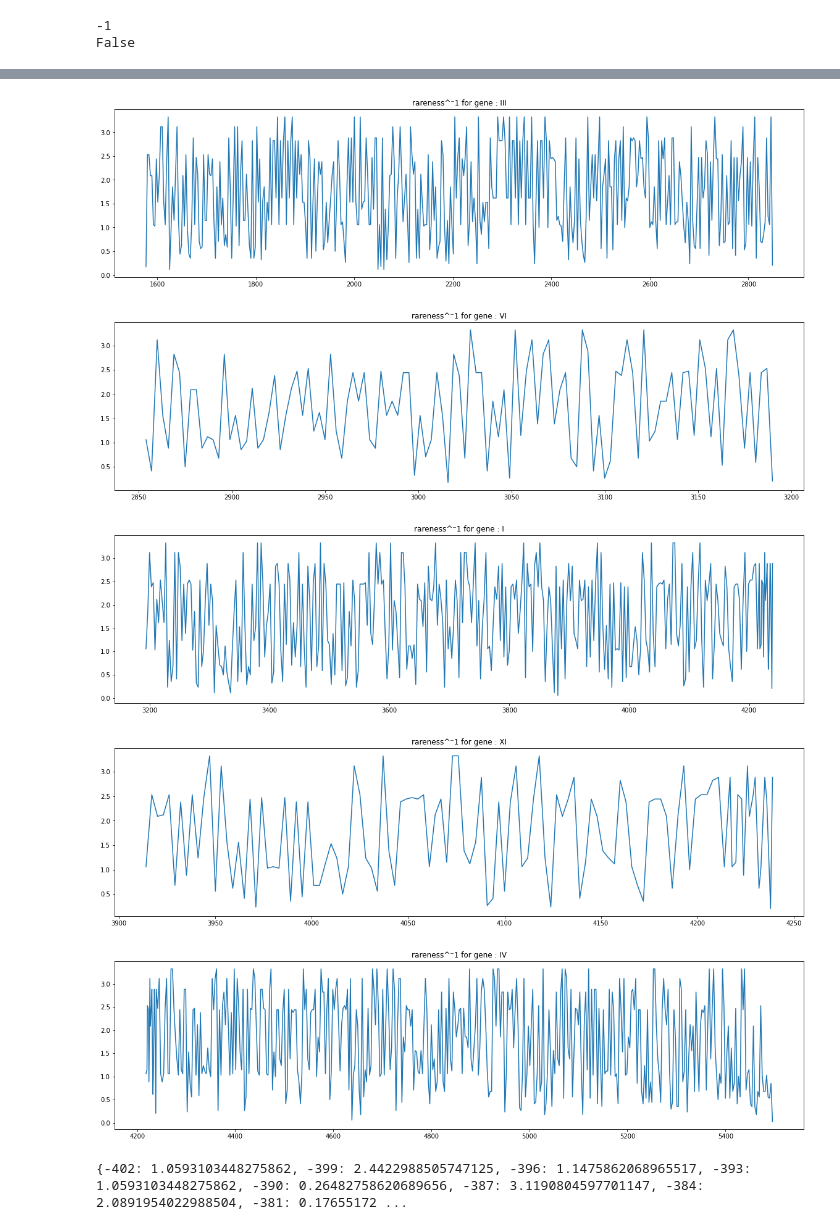
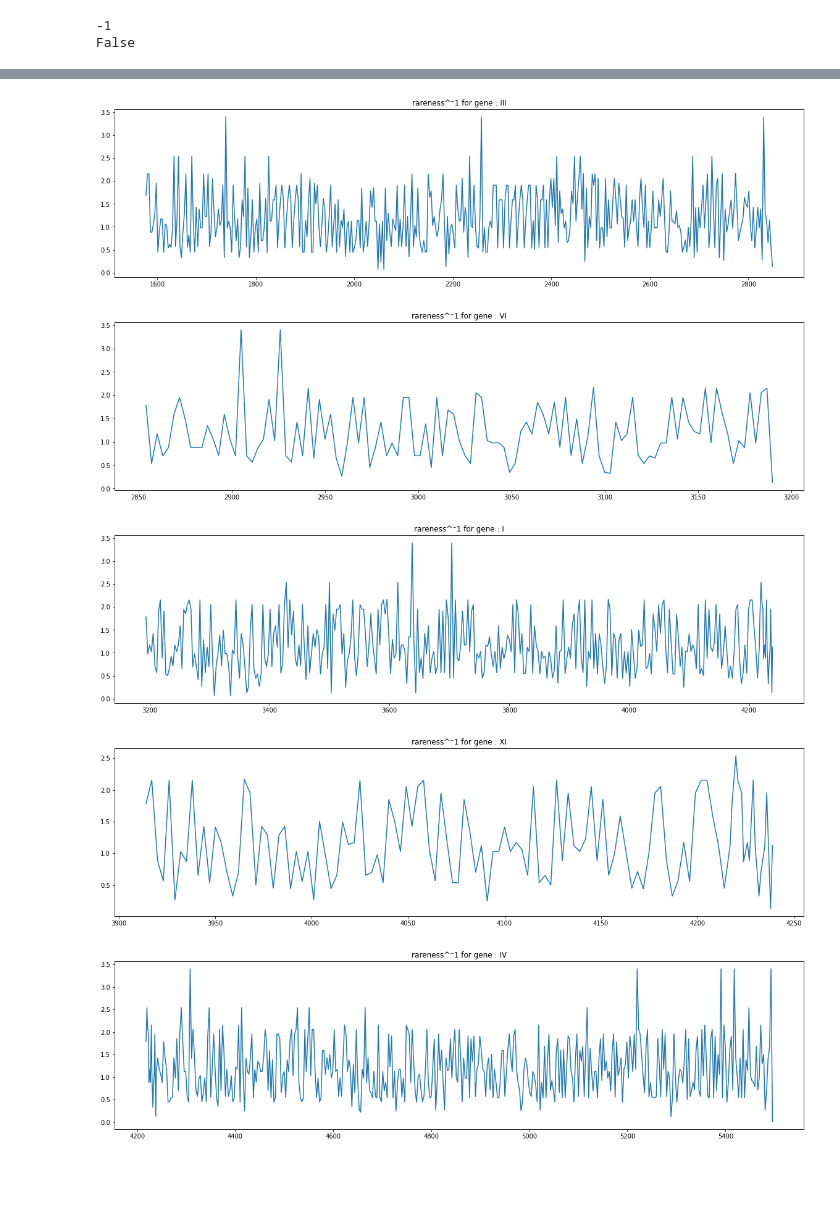
Before and after one commit to faurej/m13, a Jupyter notebook: recnref_m13/stats_m13.ipynb, the cells around one changed output, grey strips where cells are left out. Cells and saved outputs as stored; diff of their text form; code cells hidden in the pictures; blank space fills up the shorter version.

```diff
--- a/recnref_m13/stats_m13.ipynb
+++ b/recnref_m13/stats_m13.ipynb
@@ -1884,18 +2076,18 @@ True
 # %%
 #after some discussions with sebastien, we came to the conclusion we must check some littles things  before going foward with the initial plan of recoding.
-#1) make a graph of rare codons usage through the m13 genome (gene per gene): first, using the overall m13 genome as reference:
-nb_of_aa = sum(infos_aa["count"] for infos_aa in codon_table_m13_kevun.values())   #total number of codons encoding aa in m13 genome
+#1) make a graph of rare codons usage through the m13 genome (gene per gene): second, using the rarety comparing with e.coli genome:
+nb_of_aa = sum(infos_aa["count"] for infos_aa in codon_table_ecoli.values())   #total number of codons encoding aa in m13 genome
 nb_of_codon = len(codon_table_m13_kevun)
 excepted_occ_of_aa = nb_of_aa/nb_of_codon   #e_value
 
-for codon, info in codon_table_m13_kevun.items():
+for codon, info in codon_table_ecoli.items():
     info["rareness_minus_one"] =  info["count"]/excepted_occ_of_aa
 
 pos_rarescore = {}
 for coor,cds in locations_in_kevin_m13.items():
     for idx in range(int(len(cds)/3)):
         codon = cds[idx*3:idx*3+3]
-        pos_rarescore[coor[0]+idx*3] = codon_table_m13_kevun[codon]["rareness_minus_one"]
+        pos_rarescore[coor[0]+idx*3] = codon_table_ecoli[codon]["rareness_minus_one"]
 
 score_allpos_allgene = {}
 for coor, genename in coor_genename.items():
@@ -1907,8 +2099,6 @@ for coor, genename in coor_genename.items():
                 score_allpos_allgene[genename][pos-7927] = rarescore
             else:
                 score_allpos_allgene[genename][pos] = rarescore
-
-
 
 for genename, pos_score in score_allpos_allgene.items():
     if genename != "II":
@@ -1925,6 +2115,4 @@ for genename, pos_score in score_allpos_allgene.items():
         plt.title("rareness^⁻1 for gene : "+str(genename))
         plt.plot(x, y)
         plt.show()
-
-print(score_allpos_allgene["II"])
 # %% [output]
@@ -1937,6 +2125,5 @@ print(score_allpos_allgene["II"])
-[figure, old version]
+[figure, new version]
-[figure, old version]
+[figure, new version]
-[figure, old version]
+[figure, new version]
-[figure, old version]
+[figure, new version]
-[figure, old version]
+[figure, new version]
-{-402: 1.0593103448275862, -399: 2.4422988505747125, -396: 1.1475862068965517, -393: 1.0593103448275862, -390: 0.26482758620689656, -387: 3.1190804597701147, -384: 2.0891954022988504, -381: 0.17655172 ...
```
Also changed, not shown: parts of 11 cells of this notebook.
